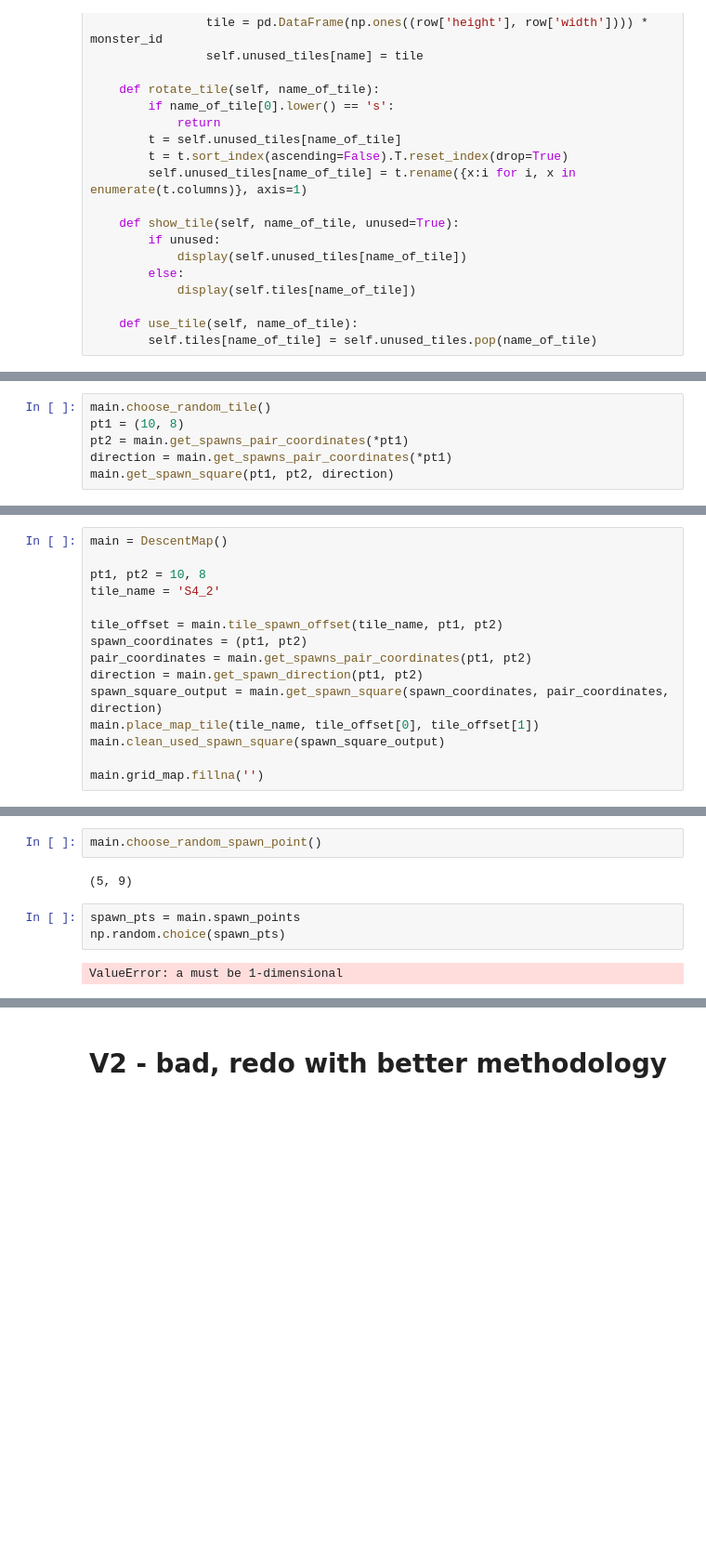
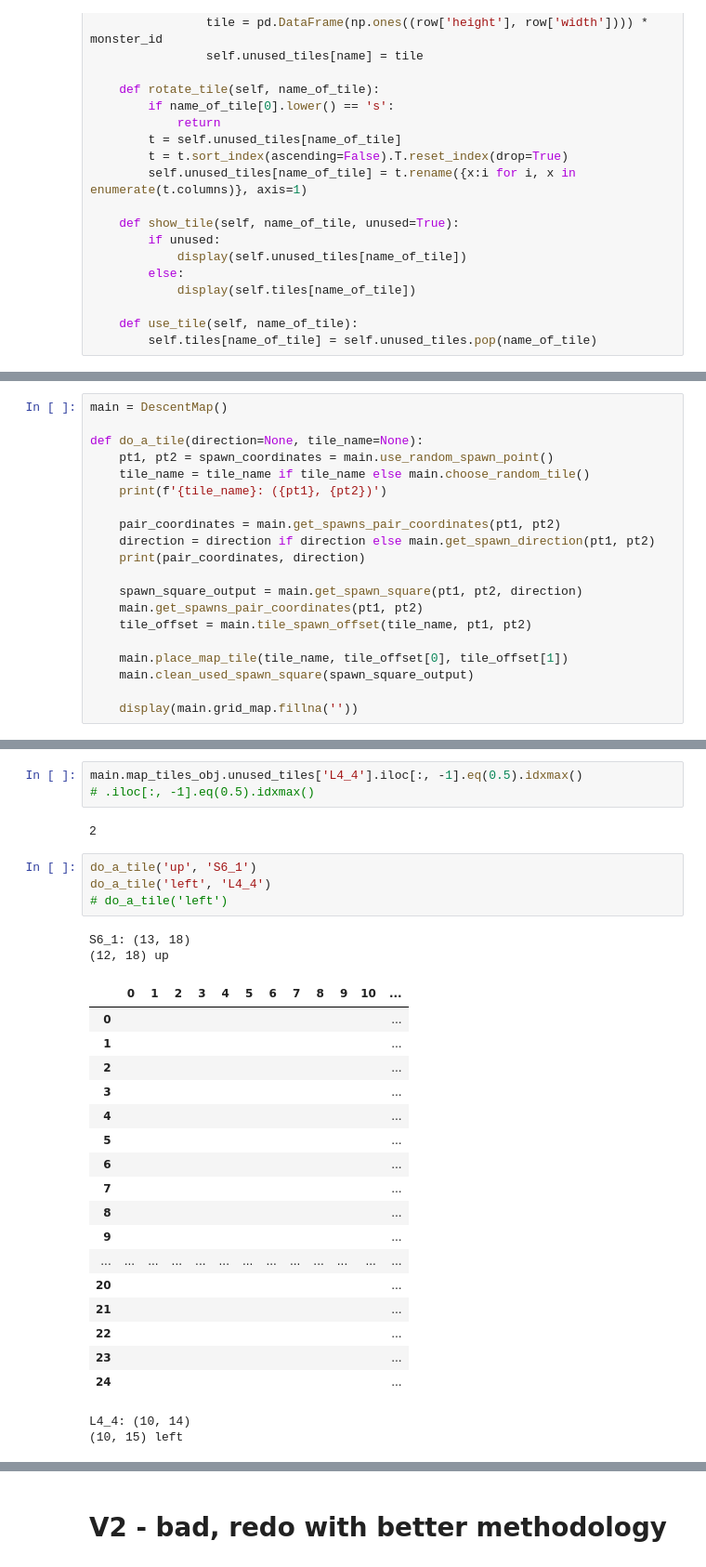
Before and after one commit to KevinCarr42/Descent_AI, a Jupyter notebook: DescentMapGenerator.ipynb, the cells around one changed output, grey strips where cells are left out. Shown at 93% size. Cells and saved outputs as stored; diff of their text form; blank space fills up the shorter version.

Commit message:
some error checking, math fixes, still WIP

```diff
--- a/DescentMapGenerator.ipynb
+++ b/DescentMapGenerator.ipynb
@@ -558,6 +555,0 @@ df = main.combined_map
-# %%
-main.choose_random_tile()
-pt1 = (10, 8)
-pt2 = main.get_spawns_pair_coordinates(*pt1)
-direction = main.get_spawns_pair_coordinates(*pt1)
-main.get_spawn_square(pt1, pt2, direction)
@@ -566,15 +556,20 @@ main.get_spawn_square(pt1, pt2, direction)
 # %%
 main = DescentMap()
 
-pt1, pt2 = 10, 8
-tile_name = 'S4_2'
+def do_a_tile(direction=None, tile_name=None):
+    pt1, pt2 = spawn_coordinates = main.use_random_spawn_point()
+    tile_name = tile_name if tile_name else main.choose_random_tile()
+    print(f'{tile_name}: ({pt1}, {pt2})')
 
-tile_offset = main.tile_spawn_offset(tile_name, pt1, pt2)
-spawn_coordinates = (pt1, pt2)
-pair_coordinates = main.get_spawns_pair_coordinates(pt1, pt2)
-direction = main.get_spawn_direction(pt1, pt2)
-spawn_square_output = main.get_spawn_square(spawn_coordinates, pair_coordinates, direction)
-main.place_map_tile(tile_name, tile_offset[0], tile_offset[1])
-main.clean_used_spawn_square(spawn_square_output)
+    pair_coordinates = main.get_spawns_pair_coordinates(pt1, pt2)
+    direction = direction if direction else main.get_spawn_direction(pt1, pt2)
+    print(pair_coordinates, direction)
 
-main.grid_map.fillna('')
+    spawn_square_output = main.get_spawn_square(pt1, pt2, direction)
+    main.get_spawns_pair_coordinates(pt1, pt2)
+    tile_offset = main.tile_spawn_offset(tile_name, pt1, pt2)
+
+    main.place_map_tile(tile_name, tile_offset[0], tile_offset[1])
+    main.clean_used_spawn_square(spawn_square_output)
+
+    display(main.grid_map.fillna(''))
@@ -631,9 +576,31 @@ S4_2 (9, 4)
-# %%
-main.choose_random_spawn_point()
-# %% [output]
-(5, 9)
-# %%
-spawn_pts = main.spawn_points
-np.random.choice(spawn_pts)
-# %% [output]
-ValueError: a must be 1-dimensional
+# %%
+main.map_tiles_obj.unused_tiles['L4_4'].iloc[:, -1].eq(0.5).idxmax()
+# .iloc[:, -1].eq(0.5).idxmax()
+# %% [output]
+2
+# %%
+do_a_tile('up', 'S6_1')
+do_a_tile('left', 'L4_4')
+# do_a_tile('left')
+# %% [output]
+S6_1: (13, 18)
+(12, 18) up
+|  | 0 | 1 | 2 | 3 | 4 | 5 | 6 | 7 | 8 | 9 | 10 | ... |
+| 0 |  |  |  |  |  |  |  |  |  |  |  | ... |
+| 1 |  |  |  |  |  |  |  |  |  |  |  | ... |
+| 2 |  |  |  |  |  |  |  |  |  |  |  | ... |
+| 3 |  |  |  |  |  |  |  |  |  |  |  | ... |
+| 4 |  |  |  |  |  |  |  |  |  |  |  | ... |
+| 5 |  |  |  |  |  |  |  |  |  |  |  | ... |
+| 6 |  |  |  |  |  |  |  |  |  |  |  | ... |
+| 7 |  |  |  |  |  |  |  |  |  |  |  | ... |
+| 8 |  |  |  |  |  |  |  |  |  |  |  | ... |
+| 9 |  |  |  |  |  |  |  |  |  |  |  | ... |
+| ... | ... | ... | ... | ... | ... | ... | ... | ... | ... | ... | ... | ... |
+| 20 |  |  |  |  |  |  |  |  |  |  |  | ... |
+| 21 |  |  |  |  |  |  |  |  |  |  |  | ... |
+| 22 |  |  |  |  |  |  |  |  |  |  |  | ... |
+| 23 |  |  |  |  |  |  |  |  |  |  |  | ... |
+| 24 |  |  |  |  |  |  |  |  |  |  |  | ... |
+L4_4: (10, 14)
+(10, 15) left
```
Also changed, not shown: parts of 7 cells of this notebook.
